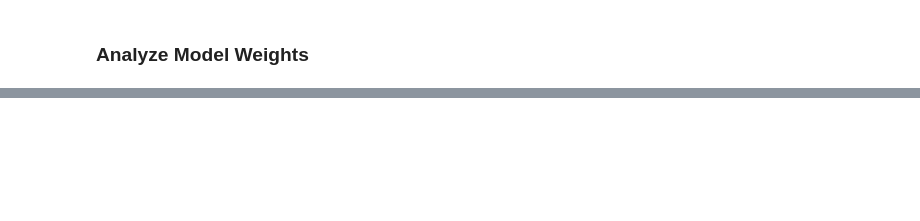
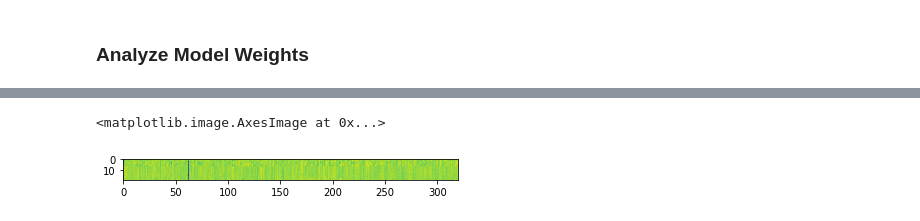
Before and after one commit to ethan-tam33/182-final-proj, a Jupyter notebook: esm/interpret.ipynb, the cells around one changed output, grey strips where cells are left out. Drawn from its saved outputs; the diff is of its cells as text; code cells hidden in the pictures; blank space fills up the shorter version.

Commit message:
added representations interpretation code

```diff
--- a/esm/interpret.ipynb
+++ b/esm/interpret.ipynb
@@ -15,7 +18,7 @@ import esm
 # %%
-df = pd.read_csv("seq_df_first_2000.csv", index_col=0).dropna().sort_values(by="GRAVY", ascending=False)
+sort_feature = "GRAVY"
+assert sort_feature in cols, "Feature not in df.columns"
+df = df.sort_values(by=sort_feature, ascending=False)
 df = df[df["Length"] < 500]
-# %%
-df = pd.read_csv("seq_df_first_20000_less_500.csv", index_col=0).dropna().sort_values(by="Instability Index", ascending=False)
 # %%
 df
@@ -61,12 +109,13 @@ def get_features(data, model):
     # NOTE: token 0 is always a beginning-of-sequence token, so the first residue is token 1.
     sequence_representations = []
     for i, tokens_len in enumerate(batch_lens):
-        sequence_representations.append(token_representations[i, 1 : tokens_len - 1].mean(0))
+        sequence_representations.append(token_representations[i, 1 : tokens_len - 1].mean(0).numpy())
+    results['sequence_representations'] = np.array(sequence_representations)
     # Look at the unsupervised self-attention map contact predictions
-    import matplotlib.pyplot as plt
-    for (_, seq), tokens_len, attention_contacts in zip(data, batch_lens, results["contacts"]):
-        plt.matshow(attention_contacts[: tokens_len, : tokens_len])
-        plt.title(seq[:10] + "...")
-        plt.colorbar()
-        plt.show()
+    # import matplotlib.pyplot as plt
+    # for (_, seq), tokens_len, attention_contacts in zip(data, batch_lens, results["contacts"]):
+    #     plt.matshow(attention_contacts[: tokens_len, : tokens_len])
+    #     plt.title(seq[:10] + "...")
+    #     plt.colorbar()
+    #     plt.show()
     return results
@@ -73,6 +138,6 @@ def get_features(data, model):
 # %%
-top_gravy = df.iloc[:10]
-low_gravy = df.iloc[-10:]
+top_gravy = df.iloc[:20]
+low_gravy = df.iloc[-20:]
 
 top_gravy_X = [(top_gravy.iloc[i]["Name"], top_gravy.iloc[i]["Sequence"]) for i in range(len(top_gravy))]
 low_gravy_X = [(low_gravy.iloc[i]["Name"], low_gravy.iloc[i]["Sequence"]) for i in range(len(low_gravy))]
@@ -88,3 +174,9 @@ print(res_2.keys())
+# %%
+sr = res['sequence_representations']
+plt.imshow(sr)
+# %% [output]
+<matplotlib.image.AxesImage at 0x...>
+[figure, added]
 # %%
 # logits
 plt.imshow(res['logits'][3])
```
Also changed, not shown: parts of 14 cells of this notebook, 1 other file.
